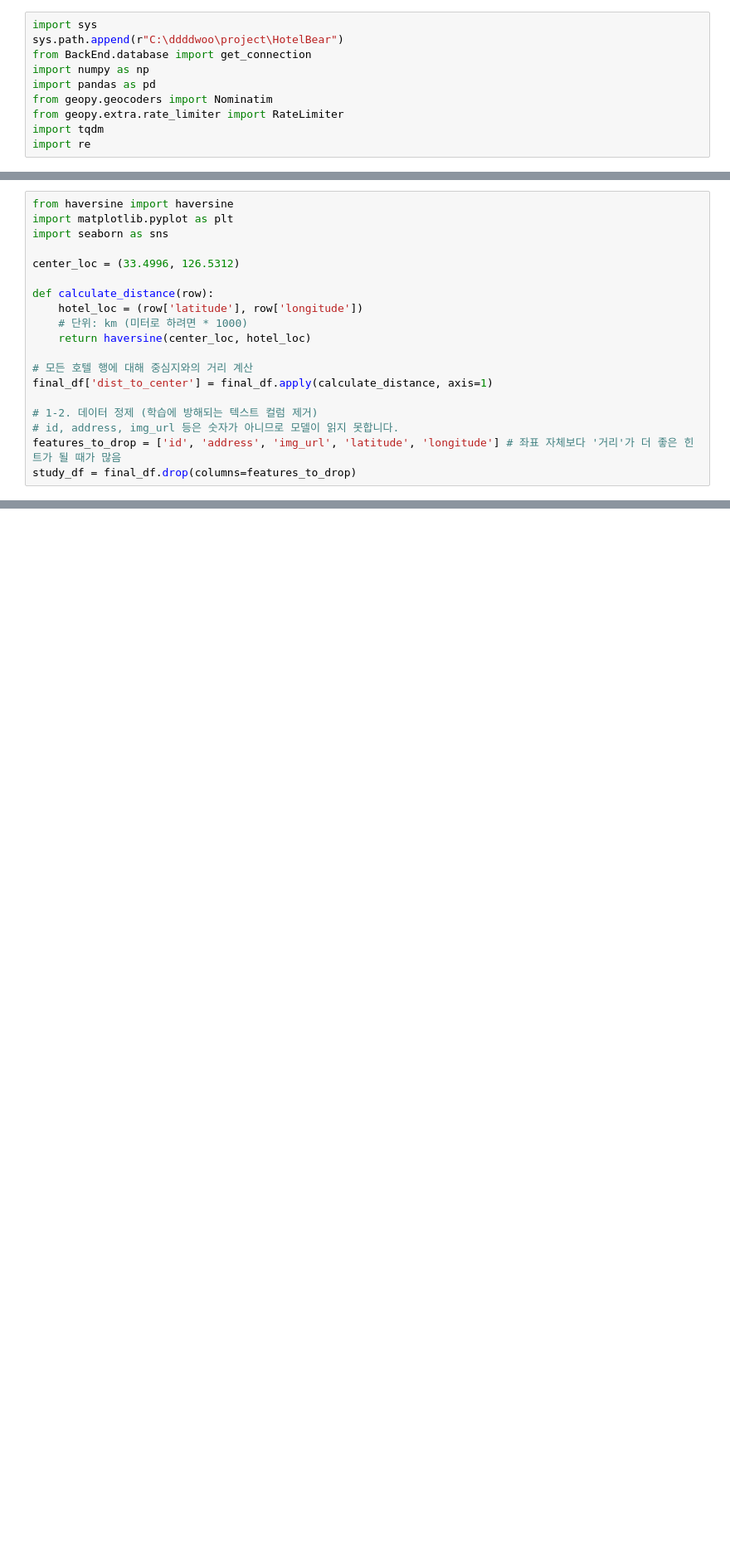
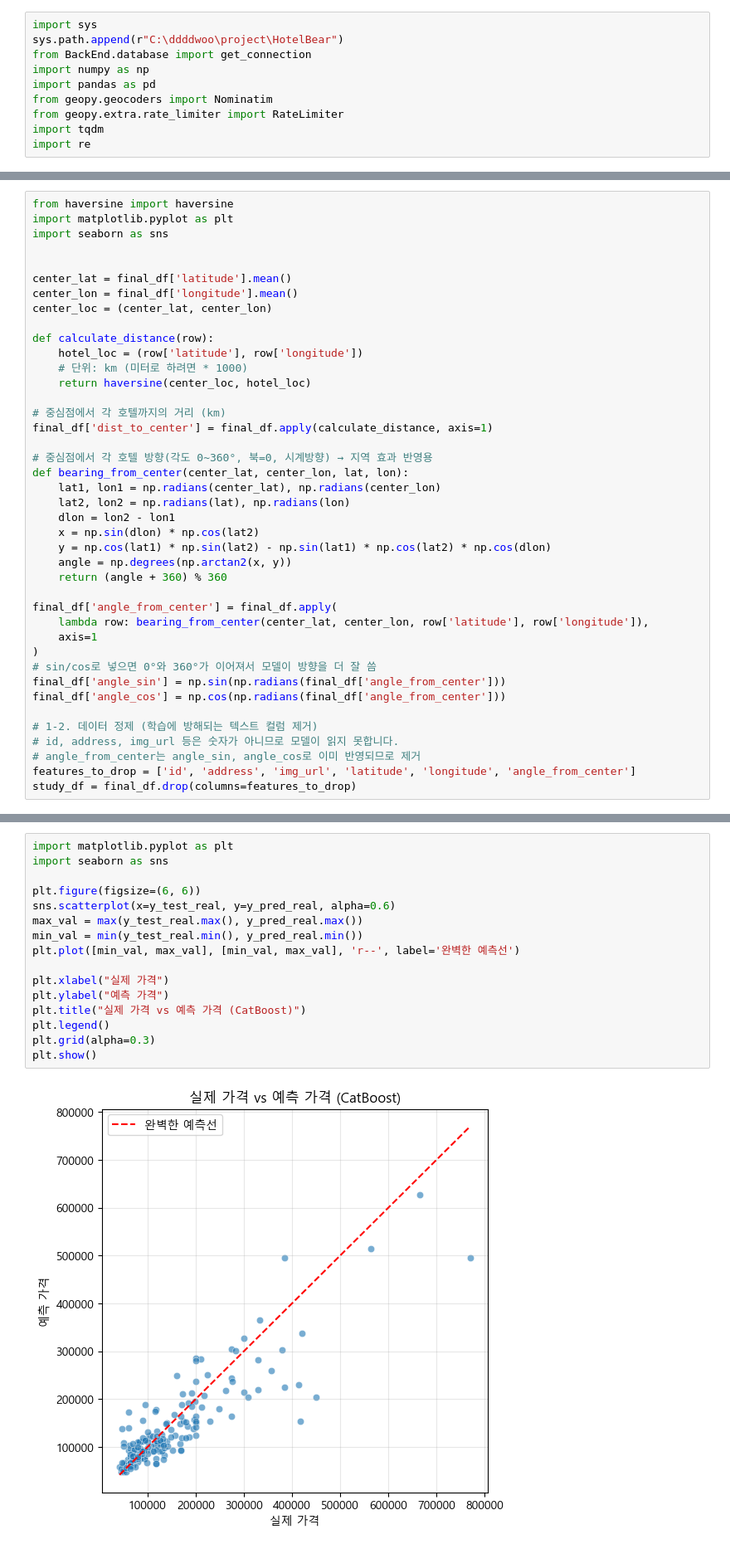
Before and after one commit to jwhong48250-commits/HotelBear, a Jupyter notebook: BackEnd/XGBoost/XGBoost.ipynb, the cells around one changed output, grey strips where cells are left out. Shown at 83% size. Cells and saved outputs as stored; diff of their text form; blank space fills up the shorter version.

```diff
--- a/BackEnd/XGBoost/XGBoost.ipynb
+++ b/BackEnd/XGBoost/XGBoost.ipynb
@@ -123,19 +136,41 @@ from haversine import haversine
 import matplotlib.pyplot as plt
 import seaborn as sns
 
-center_loc = (33.4996, 126.5312)
+
+center_lat = final_df['latitude'].mean()
+center_lon = final_df['longitude'].mean()
+center_loc = (center_lat, center_lon)
 
 def calculate_distance(row):
     hotel_loc = (row['latitude'], row['longitude'])
     # 단위: km (미터로 하려면 * 1000)
     return haversine(center_loc, hotel_loc)
 
-# 모든 호텔 행에 대해 중심지와의 거리 계산
+# 중심점에서 각 호텔까지의 거리 (km)
 final_df['dist_to_center'] = final_df.apply(calculate_distance, axis=1)
+
+# 중심점에서 각 호텔 방향(각도 0~360°, 북=0, 시계방향) → 지역 효과 반영용
+def bearing_from_center(center_lat, center_lon, lat, lon):
+    lat1, lon1 = np.radians(center_lat), np.radians(center_lon)
+    lat2, lon2 = np.radians(lat), np.radians(lon)
+    dlon = lon2 - lon1
+    x = np.sin(dlon) * np.cos(lat2)
+    y = np.cos(lat1) * np.sin(lat2) - np.sin(lat1) * np.cos(lat2) * np.cos(dlon)
+    angle = np.degrees(np.arctan2(x, y))
+    return (angle + 360) % 360
+
+final_df['angle_from_center'] = final_df.apply(
+    lambda row: bearing_from_center(center_lat, center_lon, row['latitude'], row['longitude']),
+    axis=1
+)
+# sin/cos로 넣으면 0°와 360°가 이어져서 모델이 방향을 더 잘 씀
+final_df['angle_sin'] = np.sin(np.radians(final_df['angle_from_center']))
+final_df['angle_cos'] = np.cos(np.radians(final_df['angle_from_center']))
 
 # 1-2. 데이터 정제 (학습에 방해되는 텍스트 컬럼 제거)
 # id, address, img_url 등은 숫자가 아니므로 모델이 읽지 못합니다.
-features_to_drop = ['id', 'address', 'img_url', 'latitude', 'longitude'] # 좌표 자체보다 '거리'가 더 좋은 힌트가 될 때가 많음
+# angle_from_center는 angle_sin, angle_cos로 이미 반영되므로 제거
+features_to_drop = ['id', 'address', 'img_url', 'latitude', 'longitude', 'angle_from_center']
 study_df = final_df.drop(columns=features_to_drop)
 # %%
 from sklearn.model_selection import train_test_split
@@ -225,0 +372,18 @@ plt.show()
+# %%
+import matplotlib.pyplot as plt
+import seaborn as sns
+
+plt.figure(figsize=(6, 6))
+sns.scatterplot(x=y_test_real, y=y_pred_real, alpha=0.6)
+max_val = max(y_test_real.max(), y_pred_real.max())
+min_val = min(y_test_real.min(), y_pred_real.min())
+plt.plot([min_val, max_val], [min_val, max_val], 'r--', label='완벽한 예측선')
+
+plt.xlabel("실제 가격")
+plt.ylabel("예측 가격")
+plt.title("실제 가격 vs 예측 가격 (CatBoost)")
+plt.legend()
+plt.grid(alpha=0.3)
+plt.show()
+# %% [output]
+[figure, added]
```
Also changed, not shown: parts of 9 cells of this notebook, 5 other files.
